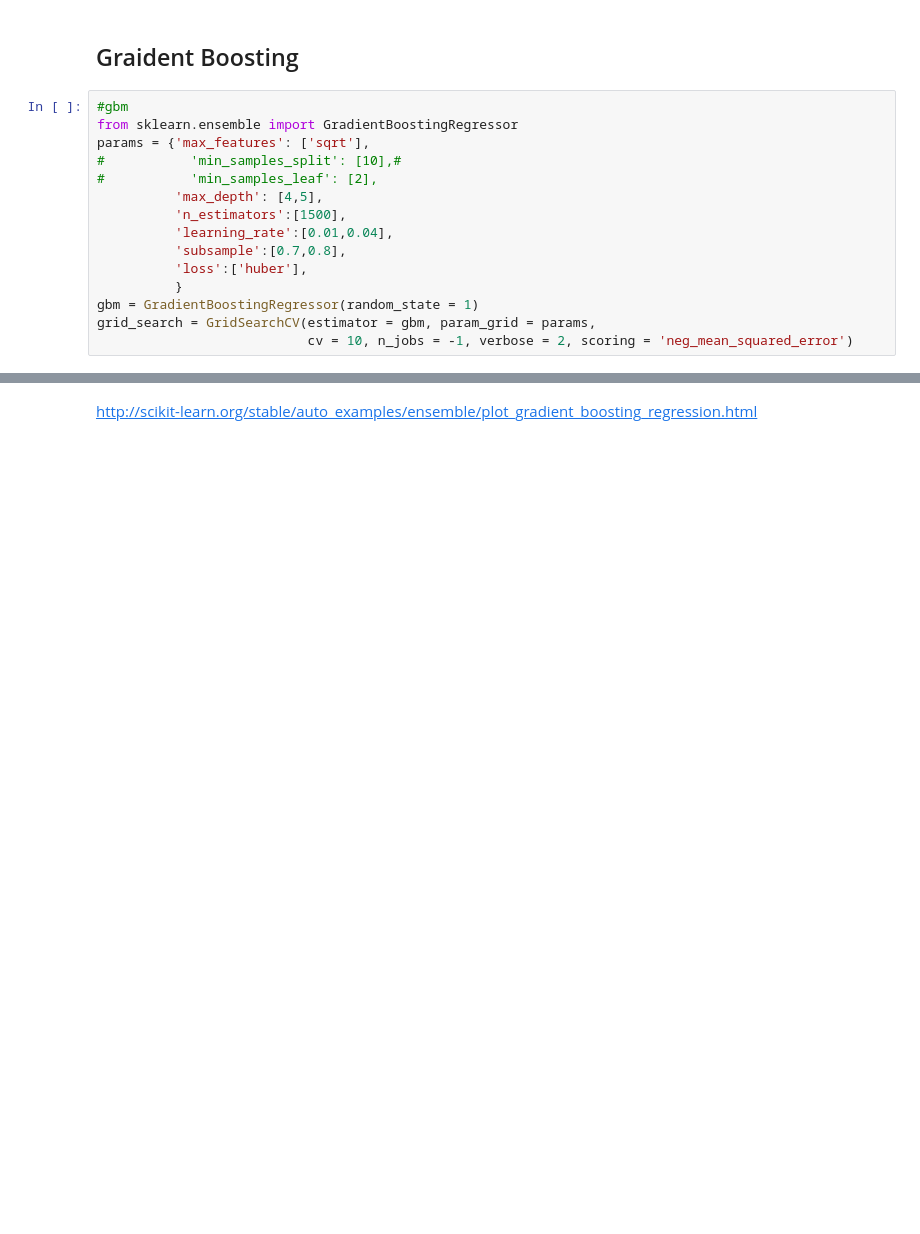
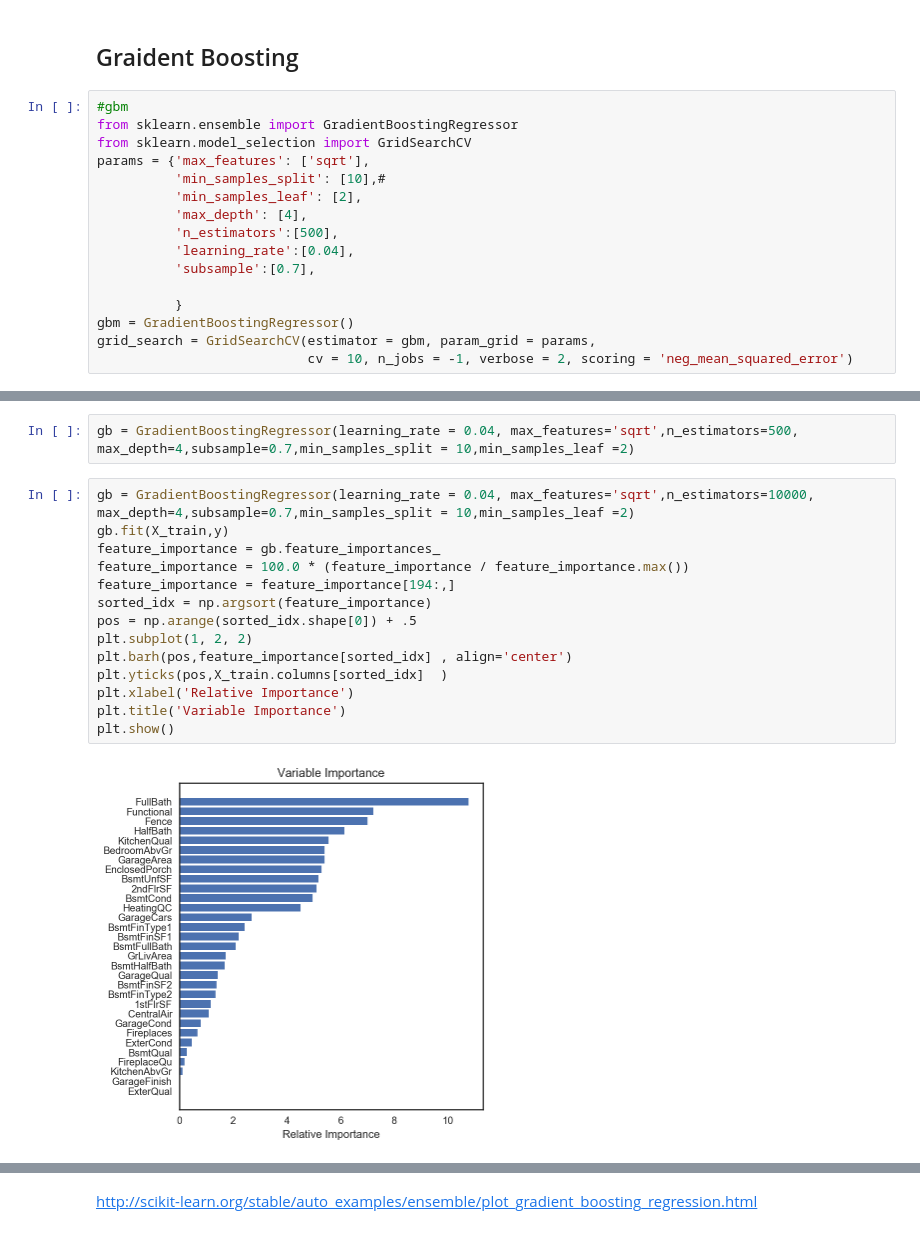
Before and after one commit to dengwj25/House-Price-Machine-Learning, a Jupyter notebook: 1House Price[Weijie Deng].ipynb, the cells around one changed output, grey strips where cells are left out. Saved outputs shown, nothing was run; the diff lists cells and outputs as text; blank space fills up the shorter version.

```diff
--- a/1House Price[Weijie Deng].ipynb
+++ b/1House Price[Weijie Deng].ipynb
@@ -291,16 +364,17 @@ sqrt(-grid_search.best_score_) #skew :0.1389821283984828
 # %%
 #gbm
 from sklearn.ensemble import GradientBoostingRegressor
+from sklearn.model_selection import GridSearchCV
 params = {'max_features': ['sqrt'],
-#           'min_samples_split': [10],#
-#           'min_samples_leaf': [2],
-          'max_depth': [4,5],
-          'n_estimators':[1500],
-          'learning_rate':[0.01,0.04],
-          'subsample':[0.7,0.8],
-          'loss':['huber'],
+          'min_samples_split': [10],#
+          'min_samples_leaf': [2],
+          'max_depth': [4],
+          'n_estimators':[500],
+          'learning_rate':[0.04],
+          'subsample':[0.7],
+
           }
-gbm = GradientBoostingRegressor(random_state = 1)
+gbm = GradientBoostingRegressor()
 grid_search = GridSearchCV(estimator = gbm, param_grid = params,
                            cv = 10, n_jobs = -1, verbose = 2, scoring = 'neg_mean_squared_error')
 # %%
@@ -317,0 +391,18 @@ Fitting 10 folds for each of 8 candidates, totalling 80 fits
+# %%
+gb = GradientBoostingRegressor(learning_rate = 0.04, max_features='sqrt',n_estimators=500, max_depth=4,subsample=0.7,min_samples_split = 10,min_samples_leaf =2)
+# %%
+gb = GradientBoostingRegressor(learning_rate = 0.04, max_features='sqrt',n_estimators=10000, max_depth=4,subsample=0.7,min_samples_split = 10,min_samples_leaf =2)
+gb.fit(X_train,y)
+feature_importance = gb.feature_importances_
+feature_importance = 100.0 * (feature_importance / feature_importance.max())
+feature_importance = feature_importance[194:,]
+sorted_idx = np.argsort(feature_importance)
+pos = np.arange(sorted_idx.shape[0]) + .5
+plt.subplot(1, 2, 2)
+plt.barh(pos,feature_importance[sorted_idx] , align='center')
+plt.yticks(pos,X_train.columns[sorted_idx]  )
+plt.xlabel('Relative Importance')
+plt.title('Variable Importance')
+plt.show()
+# %% [output]
+[figure, added]
```
Also changed, not shown: parts of 49 cells of this notebook.
